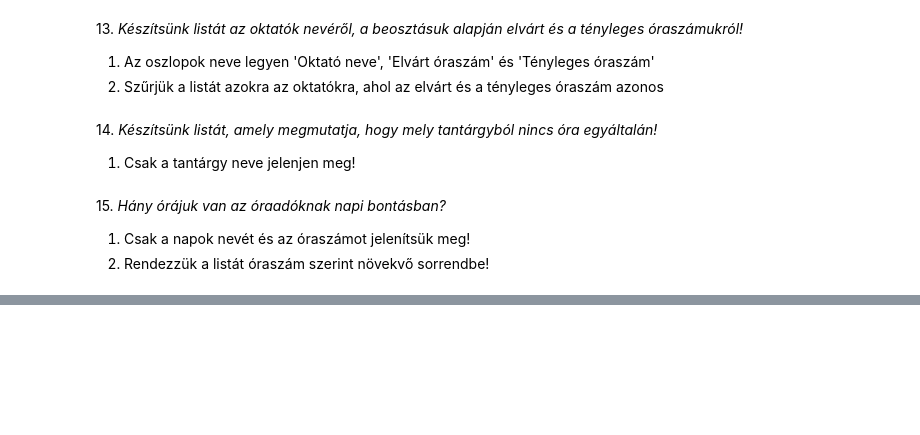
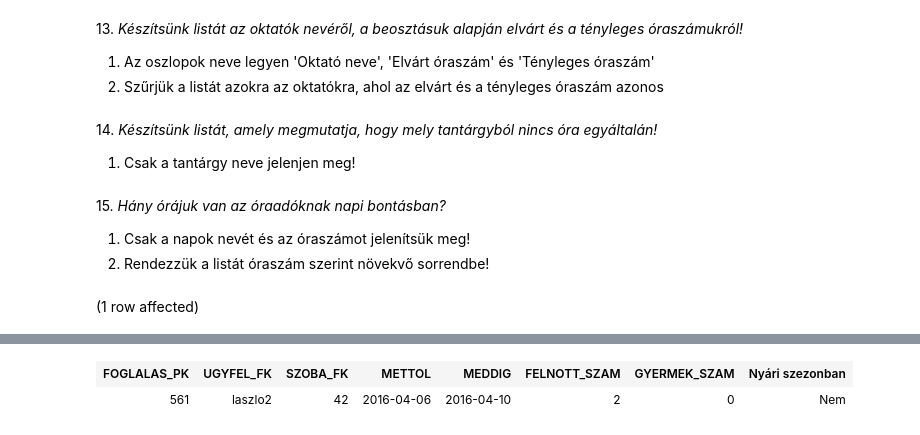
Before and after one commit to Botond1/Adatbazis, a Jupyter notebook: gyakorlat03_feladatok.ipynb, the cells around one changed output, grey strips where cells are left out. Saved outputs shown, nothing was run; the diff lists cells and outputs as text; code cells hidden in the pictures; blank space fills up the shorter version.

```diff
--- a/gyakorlat03_feladatok.ipynb
+++ b/gyakorlat03_feladatok.ipynb
@@ -155,0 +239,20 @@ Az oszlopokat nevezzük el értelemszerűen!
+# %%
+SELECT
+    FOGLALAS_PK,
+    UGYFEL_FK,
+    SZOBA_FK,
+    METTOL,
+    MEDDIG,
+    FELNOTT_SZAM,
+    GYERMEK_SZAM,
+    CASE
+        WHEN MONTH(METTOL) IN (6, 7, 8) THEN 'Igen'
+        ELSE 'Nem'
+    END AS 'Nyári szezonban'
+FROM FOGLALAS
+WHERE
+    UGYFEL_FK = 'laszlo2' AND GYERMEK_SZAM = 0
+
+ORDER BY METTOL;
+# %% [output]
+(1 row affected)
@@ -155,0 +260,2 @@ Az oszlopokat nevezzük el értelemszerűen!
+| FOGLALAS_PK | UGYFEL_FK | SZOBA_FK | METTOL | MEDDIG | FELNOTT_SZAM | GYERMEK_SZAM | Nyári szezonban |
+| 561 | laszlo2 | 42 | 2016-04-06 | 2016-04-10 | 2 | 0 | Nem |
```
Also changed, not shown: parts of 6 cells of this notebook.
